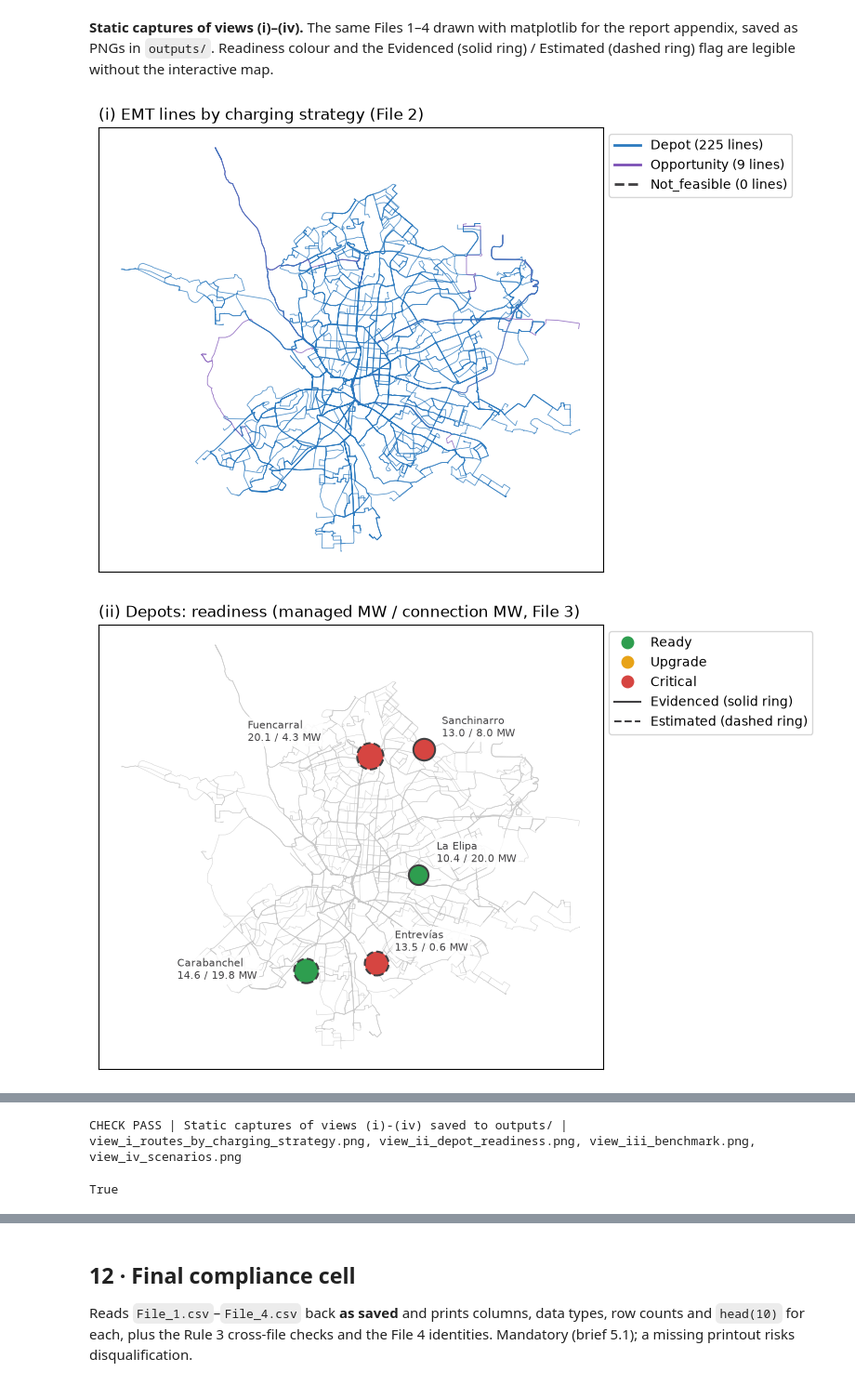
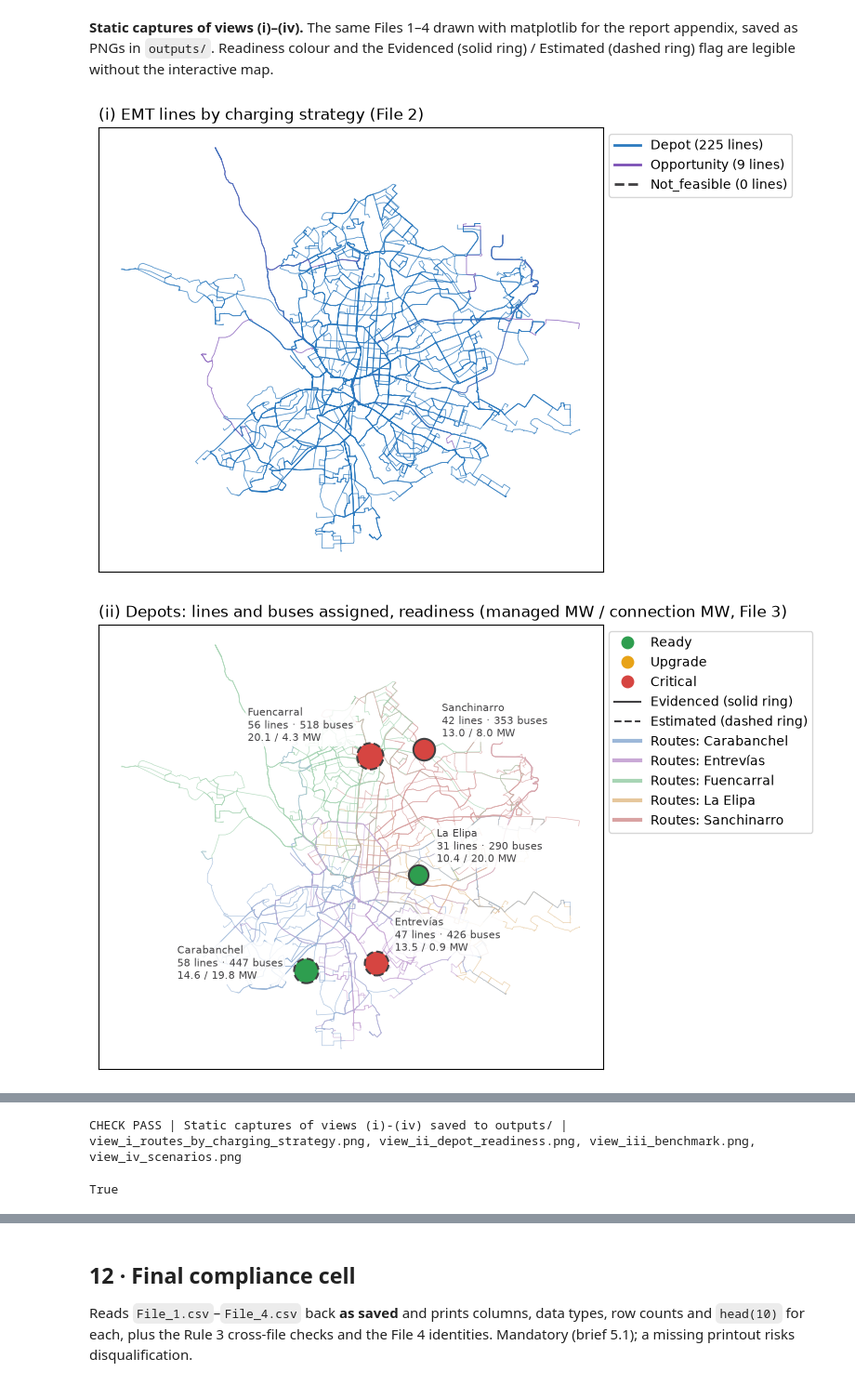
Before and after one commit to ella-garcia/madrid-bus-electrification, a Jupyter notebook: notebooks/01_Madrid_Electrification_Main.ipynb, the cells around one changed output, grey strips where cells are left out. Shown at 93% size. Drawn from its saved outputs; the diff is of its cells as text; code cells hidden in the pictures.

```diff
--- a/notebooks/01_Madrid_Electrification_Main.ipynb
+++ b/notebooks/01_Madrid_Electrification_Main.ipynb
@@ -1824,6 +1867,9 @@ ZE_ONLY_FROM = assume("Year from which every S0 replacement is zero-emission (D5
                       "Regulation (EU) 2024/1610: 90 % of new city buses zero-emission from 2030, 100 % from 2035 "
                       "(https://climate.ec.europa.eu/eu-action/transport-decarbonisation/road-transport/lorries-buses-and-coaches_en); "
                       "EMT buying only zero-emission from 2030 is the team's reading (A)", "File 4 S0 from 2030", "90 % share 2030-34")
+NO_GAS_PURCHASES = assume("No gas bus is bought in either scenario (D8)", True, "A",
+                          "Team decision, 24 Nov 2026: no gas-bus order for 2026 or later is evidenced; EMT's 2026 and 2027 budgets buy "
+                          "e-buses only", "File 4 S0 2026-2029", "S0 refills with gas until 2029")
 def s0_pace(y):
     return S0_DELIVERIES.get(y, round(S0_PACE_UNADJUSTED))
 
@@ -1844,7 +1890,8 @@ conv_bus = {y: later.loc[later.electrification_year <= y, "peak_buses"].sum() /
 conv_km = {y: later.loc[later.electrification_year <= y, "daily_km"].sum() / later.daily_km.sum() for y in [2025] + YEARS_F4}
 print(f"Service km {KM_YEAR / 1e6:.1f} M/yr | articulated km share {ART_KM_SHARE:.1%} | kWh/km {KWH_KM:.3f} | CNG kg/km {CNG_KG_KM:.3f} | "
       f"2025 ZE share {S25:.1%}")
-print(f"S0 pace: unadjusted {S0_PACE_UNADJUSTED:.1f}/yr (2021-25); adjusted {[s0_pace(y) for y in YEARS_F4]} (2026-2035), "
-      f"all replacements zero-emission from {ZE_ONLY_FROM}")
+print(f"S0 inputs: unadjusted pace {S0_PACE_UNADJUSTED:.1f}/yr (2021-25); target {S0_DELIVERIES[2026]} (2026), {S0_DELIVERIES[2027]} (2027), "
+      f"then {round(S0_PACE_UNADJUSTED)}/yr; no gas bus bought (D8); every replacement zero-emission from {ZE_ONLY_FROM} (D5). "
+      "The additions File 4 actually uses are printed after the File 4 table.")
 # %% [output]
 Service km 124.6 M/yr | articulated km share 3.7% | kWh/km 1.321 | CNG kg/km 0.457 | 2025 ZE share 20.9%
@@ -2465,15 +2559,20 @@ STRAT = {"Depot": (EMT_BLUE, "-"), "Opportunity": ("#7B4FB5", "-"), "Not_feasibl
 READY = {"Ready": "#2E9E4F", "Upgrade": "#E8A317", "Critical": "#D64541"}
 f1v, f2v, f3v, f4v = (BI[n] for n in FILES)
 strat_of = dict(zip(f2v.line_id, f2v.charging_strategy))
+depot_of = dict(zip(f2v.line_id, f2v.depot_name))
+DEPOT_TINT = dict(zip(sorted(f3v.depot_name), ["#9db8d9", "#c9a9d6", "#a8d5b5", "#e6c79c", "#d9a3a3"]))   # five muted tints
 STATIC = {}
 
-def draw_routes(ax, colour_by_strategy=True):
+def draw_routes(ax, colour_by="strategy"):
     for rid, parts in routes.items():
-        s = strat_of.get(route_to_line.get(rid))
-        col, ls = STRAT.get(s, (GREYLINE, "-")) if colour_by_strategy else (GREYLINE, "-")
+        line = route_to_line.get(rid)
+        if colour_by == "strategy":
+            col, ls = STRAT.get(strat_of.get(line), (GREYLINE, "-"))
+        else:
+            col, ls = DEPOT_TINT.get(depot_of.get(line), GREYLINE), "-"
         for p in parts:
             a = np.array(p)
-            ax.plot(a[:, 1], a[:, 0], color=col, ls=ls, lw=0.6 if colour_by_strategy else 0.4, alpha=0.8)
+            ax.plot(a[:, 1], a[:, 0], color=col, ls=ls, lw=0.6 if colour_by == "strategy" else 0.5, alpha=0.8)
     ax.set_aspect(1 / np.cos(np.radians(40.42)))
     ax.set_xticks([]); ax.set_yticks([])
 
@@ -2487,18 +2586,21 @@ STATIC["view_i_routes_by_charging_strategy.png"] = fig
 
 # (ii) Depot map: readiness colour, solid ring = Evidenced connection, dashed ring = Estimated
 fig, ax = plt.subplots(figsize=(7, 7))
-draw_routes(ax, colour_by_strategy=False)
+draw_routes(ax, colour_by="depot")
 LABEL_AT = {"Fuencarral": (-95, 12), "Carabanchel": (-100, -6)}      # close pairs: label to the left
 for d in f3v.itertuples():
     ax.scatter(d.longitude, d.latitude, s=d.buses_assigned * 0.8, color=READY[d.readiness_status], zorder=3,
                edgecolor=CHARCOAL, linewidth=1.5, linestyle="-" if d.connection_evidence == "Evidenced" else "--")
-    ax.annotate(f"{d.depot_name}\n{d.peak_mw_managed:.1f} / {d.connection_mw_estimate:.1f} MW", (d.longitude, d.latitude),
+    ax.annotate(f"{d.depot_name}\n{d.n_lines_assigned} lines · {d.buses_assigned} buses\n{d.peak_mw_managed:.1f} / {d.connection_mw_estimate:.1f} MW",
+                (d.longitude, d.latitude),
                 xytext=LABEL_AT.get(d.depot_name, (14, 10)), textcoords="offset points", fontsize=8, color=CHARCOAL,
                 bbox=dict(boxstyle="round,pad=0.2", fc="white", ec="none", alpha=0.85))
 ax.legend([Line2D([], [], marker="o", ls="", color=c, markersize=9) for c in READY.values()]
-          + [Line2D([], [], color=CHARCOAL, ls="-", lw=1.5), Line2D([], [], color=CHARCOAL, ls="--", lw=1.5)],
-          list(READY) + ["Evidenced (solid ring)", "Estimated (dashed ring)"], loc="upper left", bbox_to_anchor=(1.0, 1.0))
-ax.set_title("(ii) Depots: readiness (managed MW / connection MW, File 3)", loc="left")
+          + [Line2D([], [], color=CHARCOAL, ls="-", lw=1.5), Line2D([], [], color=CHARCOAL, ls="--", lw=1.5)]
+          + [Line2D([], [], color=c, lw=3) for c in DEPOT_TINT.values()],
+          list(READY) + ["Evidenced (solid ring)", "Estimated (dashed ring)"] + [f"Routes: {d}" for d in DEPOT_TINT],
+          loc="upper left", bbox_to_anchor=(1.0, 1.0))
+ax.set_title("(ii) Depots: lines and buses assigned, readiness (managed MW / connection MW, File 3)", loc="left")
 STATIC["view_ii_depot_readiness.png"] = fig
 
 # (iii) Benchmark: zero-emission share and daily km
@@ -2506,32 +2608,32 @@ fig, axes = plt.subplots(1, 2, figsize=(10, 3.6))
 b = f1v.sort_values("ze_share_pct")
 axes[0].barh(b.city, b.ze_share_pct, color=[EMT_BLUE if c == "Madrid" else GREYLINE for c in b.city])
 for y, v in enumerate(b.ze_share_pct):
     axes[0].text(v + 1, y, f"{v:.0f} %", va="center", fontsize=8)
 axes[0].set_title("Zero-emission share of the bus fleet (%)", loc="left")
 axes[1].barh(b.city, b.daily_bus_km / 1000, color=[EMT_BLUE if c == "Madrid" else GREYLINE for c in b.city])
 axes[1].set_title("Daily bus km (thousand)", loc="left")
 fig.suptitle("(iii) European benchmark (File 1)", x=0.01, ha="left")
 fig.tight_layout()
 STATIC["view_iii_benchmark.png"] = fig
 
 # (iv) S0 vs S1: zero-emission share and CO2
 fig, axes = plt.subplots(1, 2, figsize=(10, 3.6))
 for sc, col, lab in ((0, CHARCOAL, "S0 adjusted pace"), (1, EMT_BLUE, "S1 100 % by 2030")):
     g = f4v[f4v.scenario == sc]
     axes[0].plot(g.year, g.ze_share_pct, color=col, marker="o", ms=3, label=lab)
     axes[1].plot(g.year, g.co2_t / 1000, color=col, marker="o", ms=3, label=lab)
 axes[0].set_title("Zero-emission share of the fleet (%)", loc="left")
 axes[1].set_title("CO2 (kt per year)", loc="left")
 axes[0].legend()
 fig.suptitle("(iv) Scenarios 2026-2035 (File 4)", x=0.01, ha="left")
 fig.tight_layout()
 STATIC["view_iv_scenarios.png"] = fig
 
 for name, fig in STATIC.items():
     fig.savefig(os.path.join(OUT, name), dpi=150, bbox_inches="tight")
 plt.show()
 check("Static captures of views (i)-(iv) saved to outputs/", all(os.path.exists(os.path.join(OUT, n)) for n in STATIC), ", ".join(STATIC))
 # %% [output]
 [figure]
-[figure, old version]
+[figure, new version]
 [figure]
```
Also changed, not shown: parts of 20 cells of this notebook, 17 other files.
